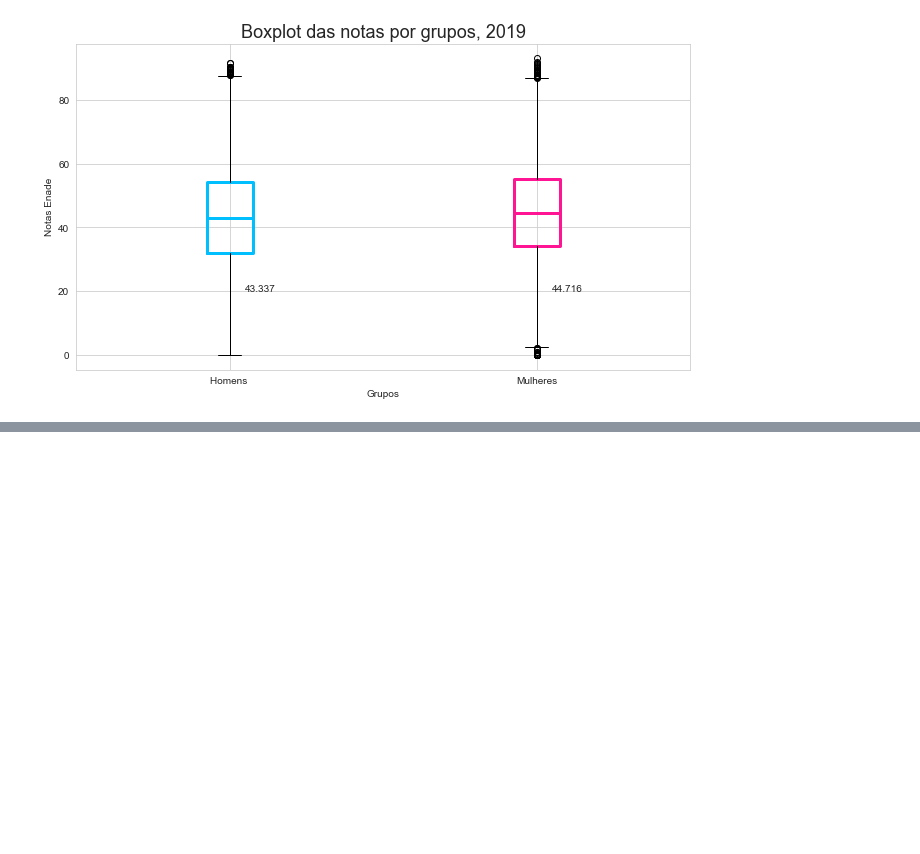
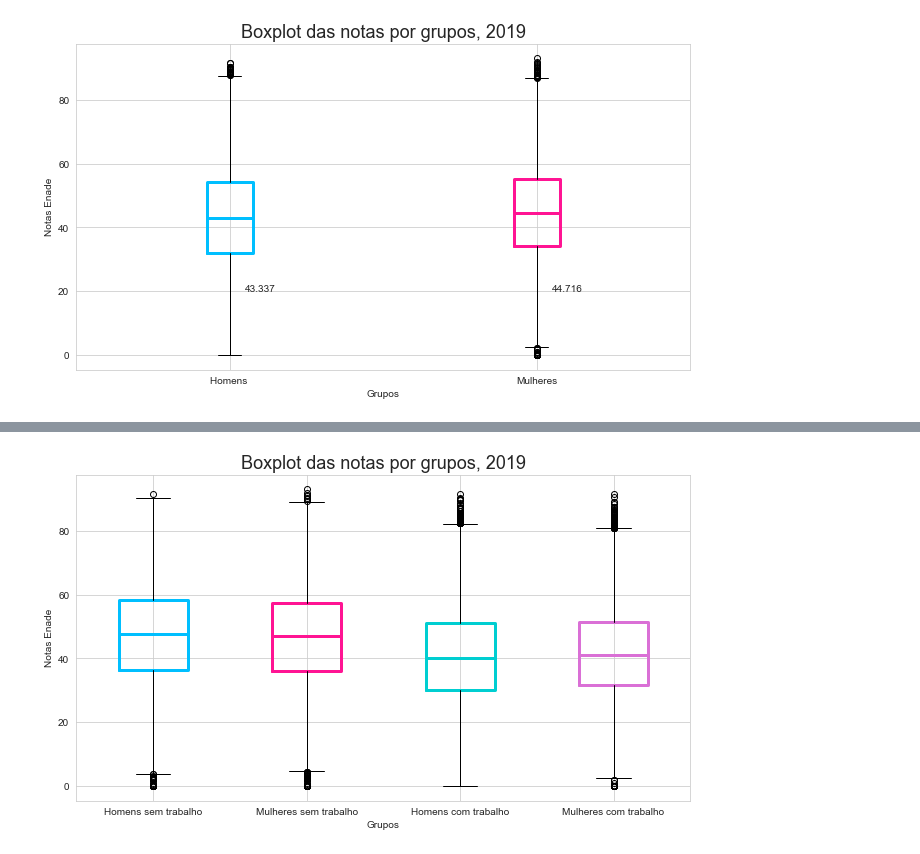
Before and after one commit to renatanesio/dados-universitarios-brasil, a Jupyter notebook: Estudo de Dados Universitários do Brasil.ipynb, the cells around one changed output, grey strips where cells are left out. Cells and saved outputs as stored; diff of their text form; code cells hidden in the pictures; blank space fills up the shorter version.

```diff
--- a/Estudo de Dados Universitários do Brasil.ipynb
+++ b/Estudo de Dados Universitários do Brasil.ipynb
@@ -254,0 +396,33 @@ plt.text(2.05, 20, b2_media);
+# %%
+z1 = enade_por_sexo["M"]['2019'].query("Q07 in ['A']")["NOTA"] # "Homens sem trabalho, 2019"
+z2 = enade_por_sexo["M"]['2019'].query("Q07 in ['B', 'C', 'D','E']")["NOTA"]  # "Homens com trabalho, 2019"
+z3 = enade_por_sexo["F"]['2019'].query("Q07 in ['A']")["NOTA"] # "Mulheres sem trabalho, 2019"
+z4 = enade_por_sexo["F"]['2019'].query("Q07 in ['B', 'C', 'D','E']")["NOTA"]  # "Mulheres com trabalho, 2019")
+
+dados2019=[z1,z3,z2,z4]
+#print(dados2019)
+
+# Tamanho do gráfico em polegadas
+plt.figure(figsize =(11, 6))
+
+#Plotando o boxplot
+bplots = plt.boxplot(dados2019,  vert = 1, patch_artist = False, labels=["Homens sem trabalho", "Mulheres sem trabalho","Homens com trabalho", "Mulheres com trabalho" ])
+colors = ['deepskyblue', 'deeppink','darkturquoise',  'orchid']
+c = 0
+for i, bplot in enumerate(bplots['boxes']):
+    bplot.set(color=colors[c], linewidth=3)
+    c += 1
+
+c4 = 0
+for median in bplots['medians']:
+    median.set(color=colors[c4], linewidth=3)
+    c4 +=1
+
+
+
+# Adicionando Título ao gráfico
+plt.title("Boxplot das notas por grupos, 2019", loc="center", fontsize=18)
+plt.xlabel("Grupos")
+plt.ylabel("Notas Enade");
+# %% [output]
+[figure, added]
```
Also changed, not shown: parts of 20 cells of this notebook.
